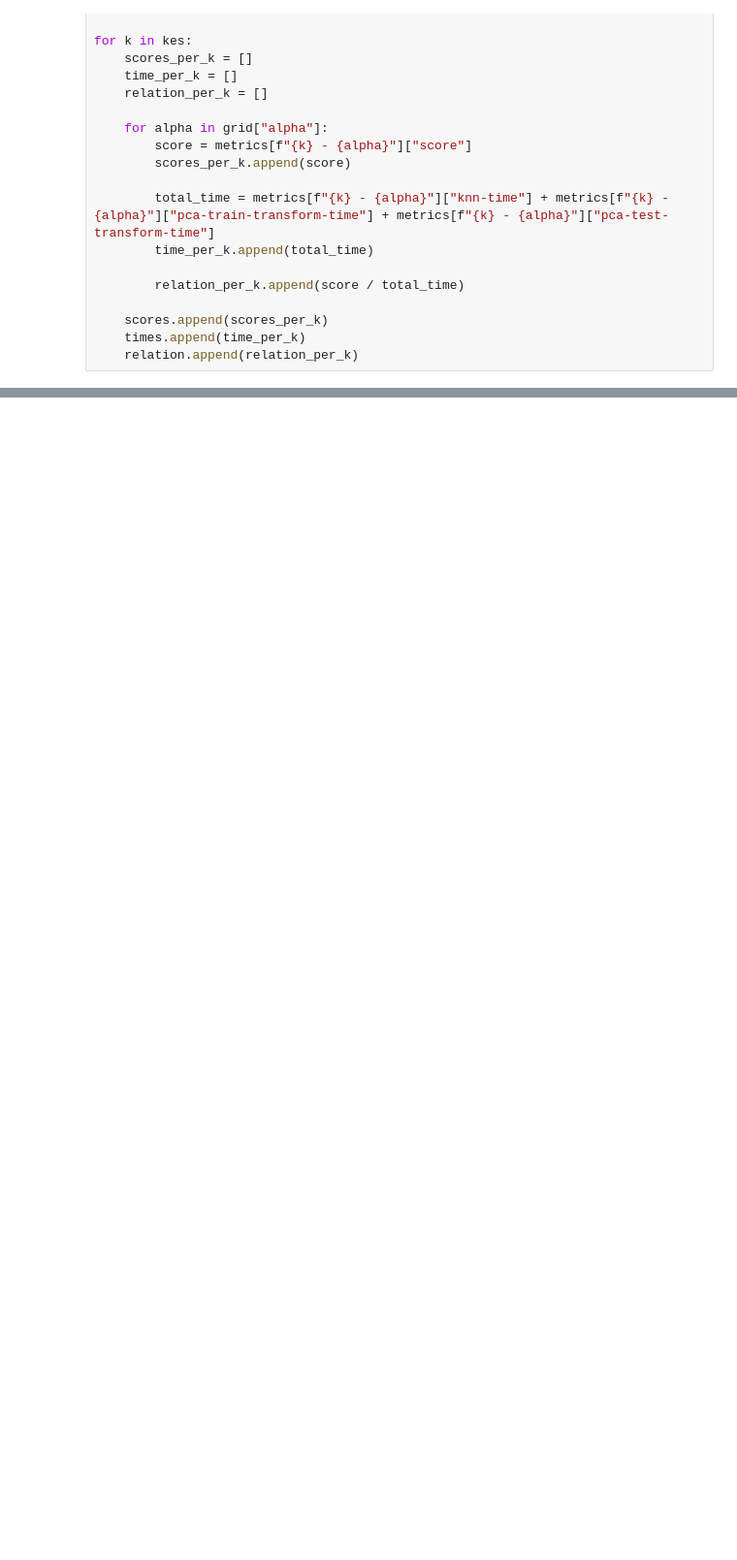
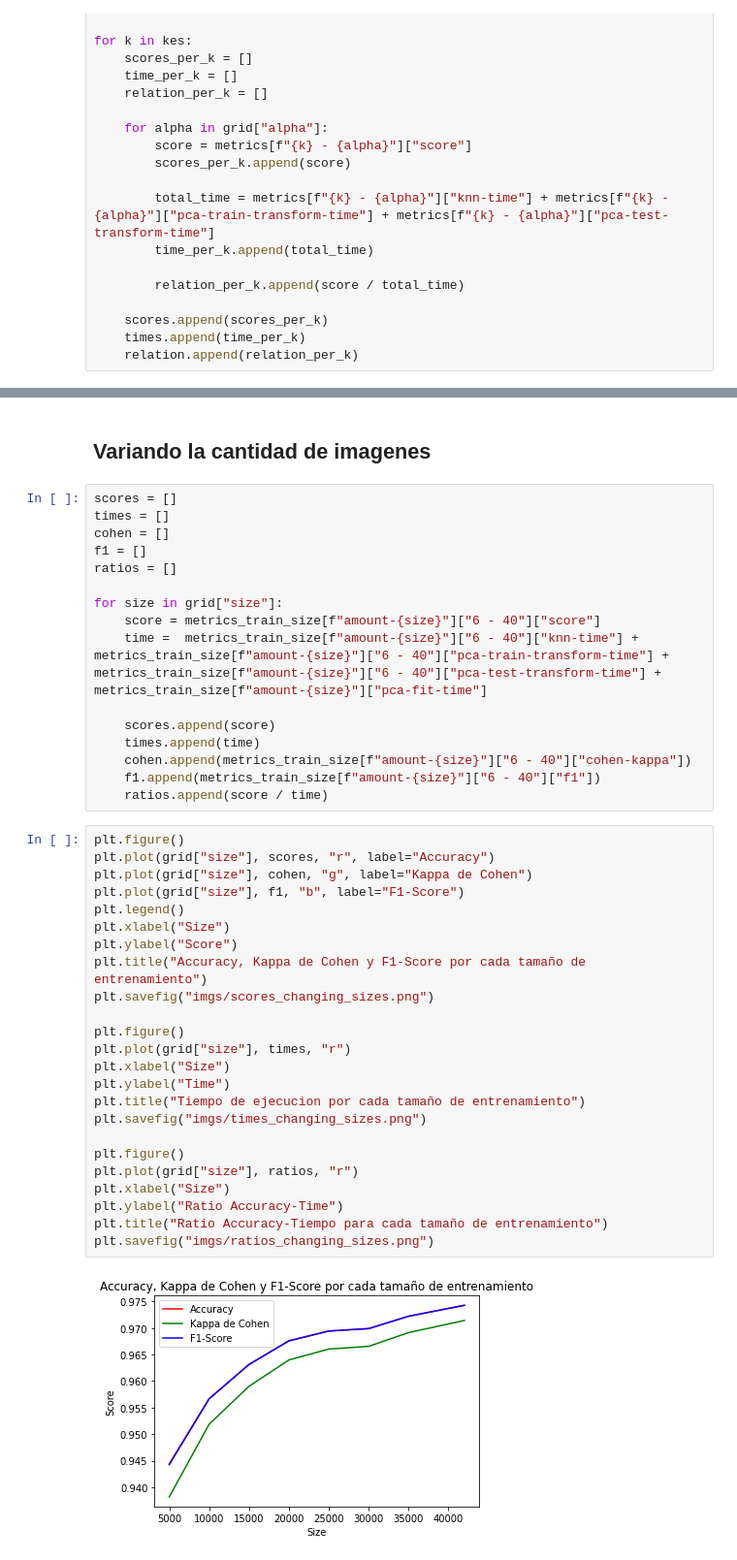
Before and after one commit to pablolp99/mn-tp2, a Jupyter notebook: notebooks/plots.ipynb, the cells around one changed output, grey strips where cells are left out. Shown at 97% size. Cells and saved outputs as stored; diff of their text form; blank space fills up the shorter version.

```diff
--- a/notebooks/plots.ipynb
+++ b/notebooks/plots.ipynb
@@ -8640,0 +10900,44 @@ fig.savefig("imgs/knn_with_pca_ratio.png")
+# %% [markdown]
+## Variando la cantidad de imagenes
+# %%
+scores = []
+times = []
+cohen = []
+f1 = []
+ratios = []
+
+for size in grid["size"]:
+    score = metrics_train_size[f"amount-{size}"]["6 - 40"]["score"]
+    time =  metrics_train_size[f"amount-{size}"]["6 - 40"]["knn-time"] + metrics_train_size[f"amount-{size}"]["6 - 40"]["pca-train-transform-time"] + metrics_train_size[f"amount-{size}"]["6 - 40"]["pca-test-transform-time"] + metrics_train_size[f"amount-{size}"]["pca-fit-time"]
+
+    scores.append(score)
+    times.append(time)
+    cohen.append(metrics_train_size[f"amount-{size}"]["6 - 40"]["cohen-kappa"])
+    f1.append(metrics_train_size[f"amount-{size}"]["6 - 40"]["f1"])
+    ratios.append(score / time)
+# %%
+plt.figure()
+plt.plot(grid["size"], scores, "r", label="Accuracy")
+plt.plot(grid["size"], cohen, "g", label="Kappa de Cohen")
+plt.plot(grid["size"], f1, "b", label="F1-Score")
+plt.legend()
+plt.xlabel("Size")
+plt.ylabel("Score")
+plt.title("Accuracy, Kappa de Cohen y F1-Score por cada tamaño de entrenamiento")
+plt.savefig("imgs/scores_changing_sizes.png")
+
+plt.figure()
+plt.plot(grid["size"], times, "r")
+plt.xlabel("Size")
+plt.ylabel("Time")
+plt.title("Tiempo de ejecucion por cada tamaño de entrenamiento")
+plt.savefig("imgs/times_changing_sizes.png")
+
+plt.figure()
+plt.plot(grid["size"], ratios, "r")
+plt.xlabel("Size")
+plt.ylabel("Ratio Accuracy-Time")
+plt.title("Ratio Accuracy-Tiempo para cada tamaño de entrenamiento")
+plt.savefig("imgs/ratios_changing_sizes.png")
+# %% [output]
+[figure, added]
```
Also changed, not shown: parts of 20 cells of this notebook, 22 other files.
